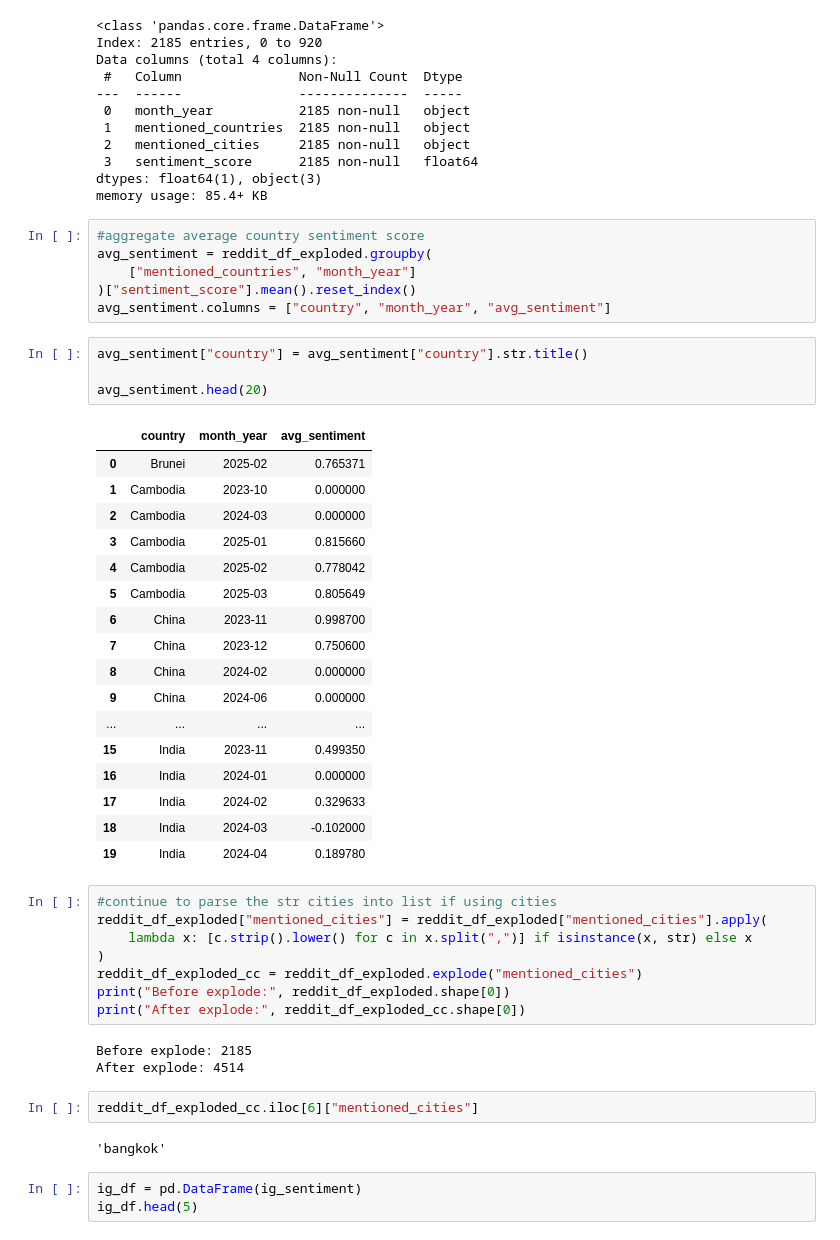
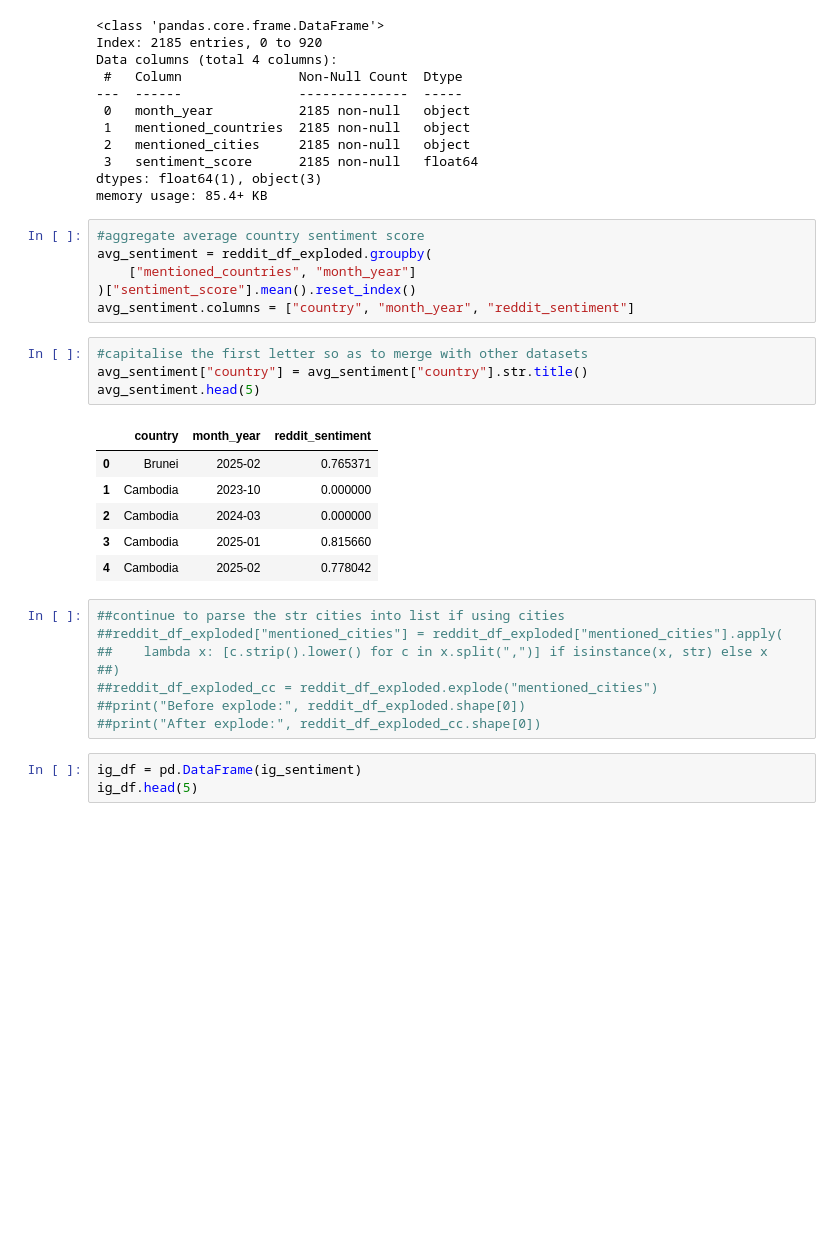
Before and after one commit to bt4301-group-8/tourism-consultancy, a Jupyter notebook: backend/notebooks/feature_engineering.ipynb, the cells around one changed output. Drawn from its saved outputs; the diff is of its cells as text; blank space fills up the shorter version.

```diff
--- a/backend/notebooks/feature_engineering.ipynb
+++ b/backend/notebooks/feature_engineering.ipynb
@@ -150,44 +153,26 @@ memory usage: 85.4+ KB
 avg_sentiment = reddit_df_exploded.groupby(
     ["mentioned_countries", "month_year"]
 )["sentiment_score"].mean().reset_index()
-avg_sentiment.columns = ["country", "month_year", "avg_sentiment"]
+avg_sentiment.columns = ["country", "month_year", "reddit_sentiment"]
 # %%
+#capitalise the first letter so as to merge with other datasets
 avg_sentiment["country"] = avg_sentiment["country"].str.title()
-
-avg_sentiment.head(20)
+avg_sentiment.head(5)
 # %% [output]
-|  | country | month_year | avg_sentiment |
+|  | country | month_year | reddit_sentiment |
 | 0 | Brunei | 2025-02 | 0.765371 |
 | 1 | Cambodia | 2023-10 | 0.000000 |
 | 2 | Cambodia | 2024-03 | 0.000000 |
 | 3 | Cambodia | 2025-01 | 0.815660 |
 | 4 | Cambodia | 2025-02 | 0.778042 |
-| 5 | Cambodia | 2025-03 | 0.805649 |
-| 6 | China | 2023-11 | 0.998700 |
-| 7 | China | 2023-12 | 0.750600 |
-| 8 | China | 2024-02 | 0.000000 |
-| 9 | China | 2024-06 | 0.000000 |
-| ... | ... | ... | ... |
-| 15 | India | 2023-11 | 0.499350 |
-| 16 | India | 2024-01 | 0.000000 |
-| 17 | India | 2024-02 | 0.329633 |
-| 18 | India | 2024-03 | -0.102000 |
-| 19 | India | 2024-04 | 0.189780 |
 # %%
-#continue to parse the str cities into list if using cities
-reddit_df_exploded["mentioned_cities"] = reddit_df_exploded["mentioned_cities"].apply(
-    lambda x: [c.strip().lower() for c in x.split(",")] if isinstance(x, str) else x
-)
-reddit_df_exploded_cc = reddit_df_exploded.explode("mentioned_cities")
-print("Before explode:", reddit_df_exploded.shape[0])
-print("After explode:", reddit_df_exploded_cc.shape[0])
+##continue to parse the str cities into list if using cities
+##reddit_df_exploded["mentioned_cities"] = reddit_df_exploded["mentioned_cities"].apply(
+##    lambda x: [c.strip().lower() for c in x.split(",")] if isinstance(x, str) else x
+##)
+##reddit_df_exploded_cc = reddit_df_exploded.explode("mentioned_cities")
+##print("Before explode:", reddit_df_exploded.shape[0])
+##print("After explode:", reddit_df_exploded_cc.shape[0])
-# %% [output]
-Before explode: 2185
-After explode: 4514
-# %%
-reddit_df_exploded_cc.iloc[6]["mentioned_cities"]
-# %% [output]
-'bangkok'
 # %%
 ig_df = pd.DataFrame(ig_sentiment)
 ig_df.head(5)
```
Also changed, not shown: parts of 19 cells of this notebook.
